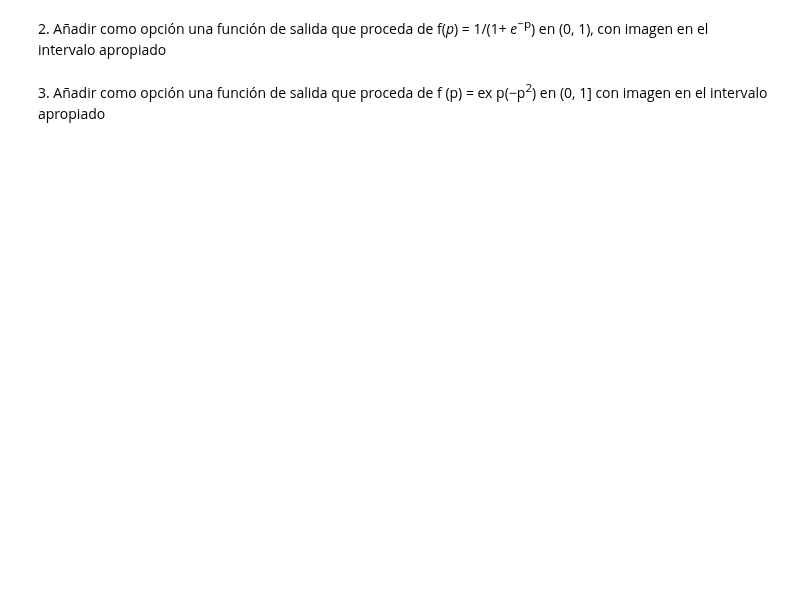
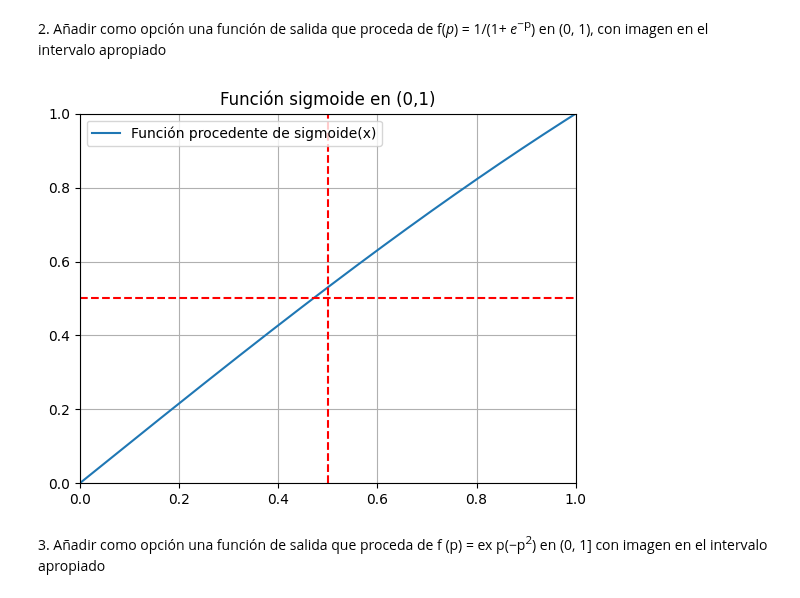
Before and after one commit to Apriea04/ComputacionNeuronalEvolutiva, a Jupyter notebook: Computación Evolutiva/Práctica 0/Pate 2.ipynb, the cells around one changed output. Saved outputs shown, nothing was run; the diff lists cells and outputs as text; code cells hidden in the pictures; blank space fills up the shorter version.

```diff
--- a/Computación Evolutiva/Práctica 0/Pate 2.ipynb
+++ b/Computación Evolutiva/Práctica 0/Pate 2.ipynb
@@ -45,3 +65,37 @@ def fun2(x):
+# %%
+# Función 2
+def sigmoide(x):
+    """Calcula el valor de la función f(x) = 1/(1 + e^(-x)), con
+    imagen entre 0 y 1.
+    Precondiciones: x ∈ (0, 1)"""
+
+    # Nótese que sigmoide(0) = 0 y sigmoide(1) = 1, luego no habría problema con esos valores.
+
+    def sig(x):
+        return 1 / (1 + math.exp(-x))
+
+    return (sig(x) - sig(0)) * (1 - 0) / (sig(1) - sig(0))
+
+
+# Representamos esta función en el intervalo correspondiente para
+# cerciorarnos de su correcta definición:
+
+x = np.linspace(0, 1, 1000)
+f_x = [sigmoide(i) for i in x]
+
+plt.plot(x, f_x)
+plt.title("Función sigmoide en (0,1)")
+plt.axvline(x=0.5, color="r", linestyle="--")
+plt.axhline(y=0.5, color="r", linestyle="--")
+
+plt.xlim(0, 1)
+plt.ylim(0, 1)
+
+plt.grid()
+plt.legend(["Función procedente de sigmoide(x)"])
+plt.show()
+# %% [output]
+[figure, added]
 # %% [markdown]
 3\. Añadir como opción una función de salida que proceda de f (p) = ex p(−p<sup>2</sup>) en (0, 1] con imagen en el
 intervalo apropiado
```
Also changed, not shown: parts of 8 cells of this notebook, 1 other file.
